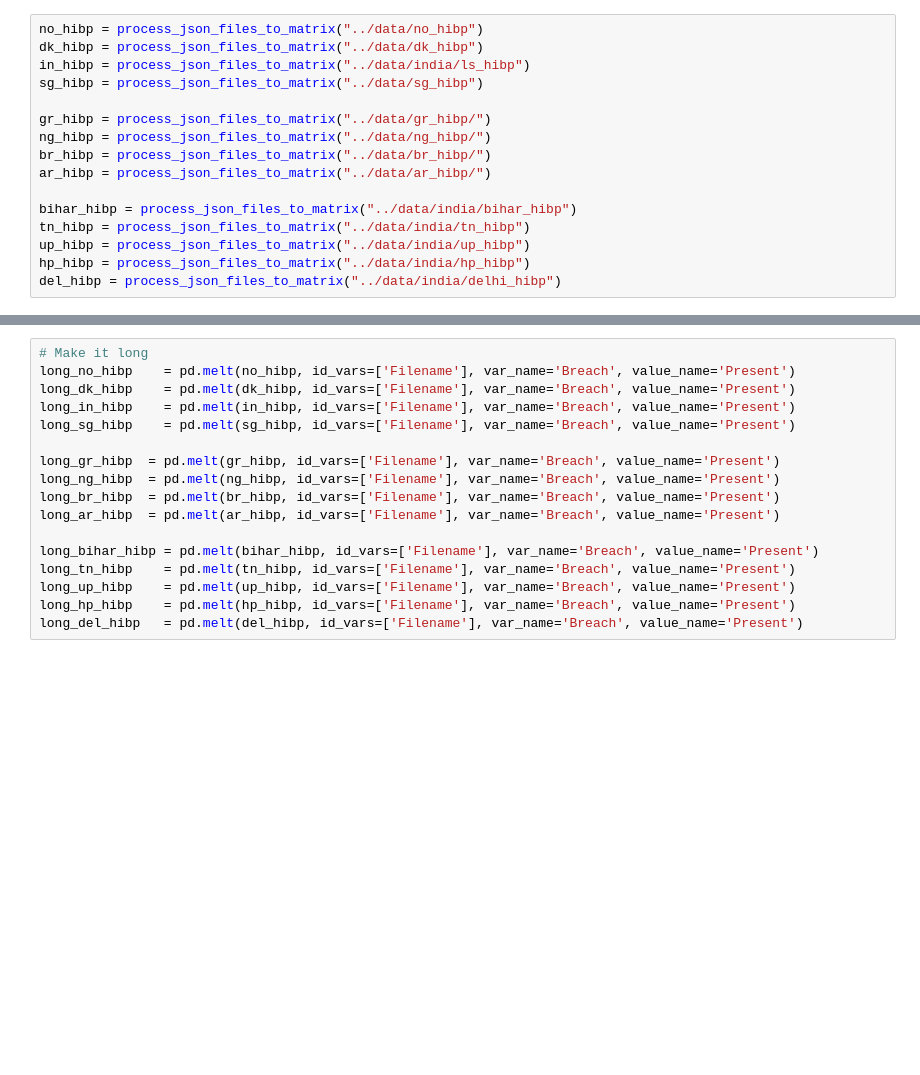
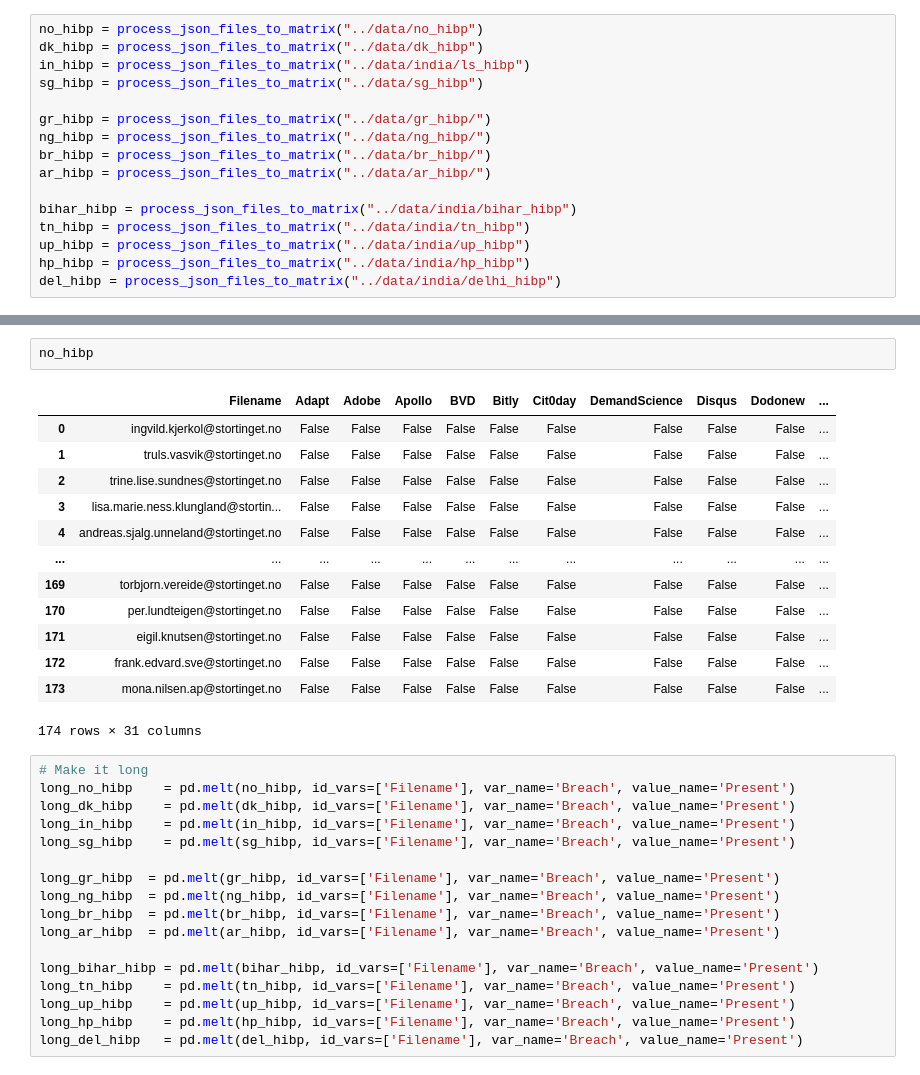
Before and after one commit to themains/pwned_pols, a Jupyter notebook: scripts/04_hibp_everypol_ind_eur_combine.ipynb, the cells around one changed output, grey strips where cells are left out. Saved outputs shown, nothing was run; the diff lists cells and outputs as text; blank space fills up the shorter version.

```diff
--- a/scripts/05_hibp_everypol_ind_eur_combine.ipynb
+++ b/scripts/04_hibp_everypol_ind_eur_combine.ipynb
@@ -151,3 +195,19 @@ del_hibp = process_json_files_to_matrix("../data/india/delhi_hibp")
+# %%
+no_hibp
+# %% [output]
+|  | Filename | Adapt | Adobe | Apollo | BVD | Bitly | Cit0day | DemandScience | Disqus | Dodonew | ... |
+| 0 | ingvild.kjerkol@stortinget.no | False | False | False | False | False | False | False | False | False | ... |
+| 1 | truls.vasvik@stortinget.no | False | False | False | False | False | False | False | False | False | ... |
+| 2 | trine.lise.sundnes@stortinget.no | False | False | False | False | False | False | False | False | False | ... |
+| 3 | lisa.marie.ness.klungland@stortin... | False | False | False | False | False | False | False | False | False | ... |
+| 4 | andreas.sjalg.unneland@stortinget.no | False | False | False | False | False | False | False | False | False | ... |
+| ... | ... | ... | ... | ... | ... | ... | ... | ... | ... | ... | ... |
+| 169 | torbjorn.vereide@stortinget.no | False | False | False | False | False | False | False | False | False | ... |
+| 170 | per.lundteigen@stortinget.no | False | False | False | False | False | False | False | False | False | ... |
+| 171 | eigil.knutsen@stortinget.no | False | False | False | False | False | False | False | False | False | ... |
+| 172 | frank.edvard.sve@stortinget.no | False | False | False | False | False | False | False | False | False | ... |
+| 173 | mona.nilsen.ap@stortinget.no | False | False | False | False | False | False | False | False | False | ... |
+174 rows × 31 columns
 # %%
 # Make it long
 long_no_hibp    = pd.melt(no_hibp, id_vars=['Filename'], var_name='Breach', value_name='Present')
```
Also changed, not shown: parts of 12 cells of this notebook.
